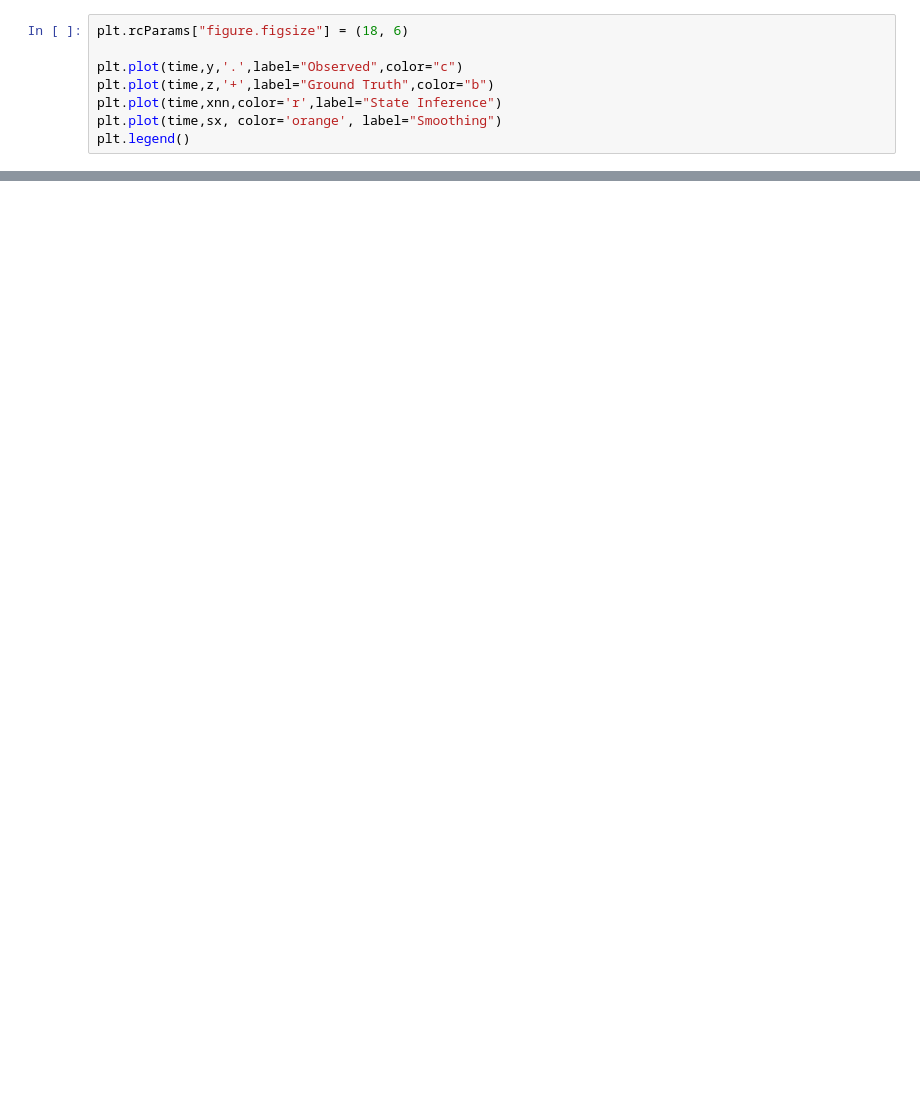
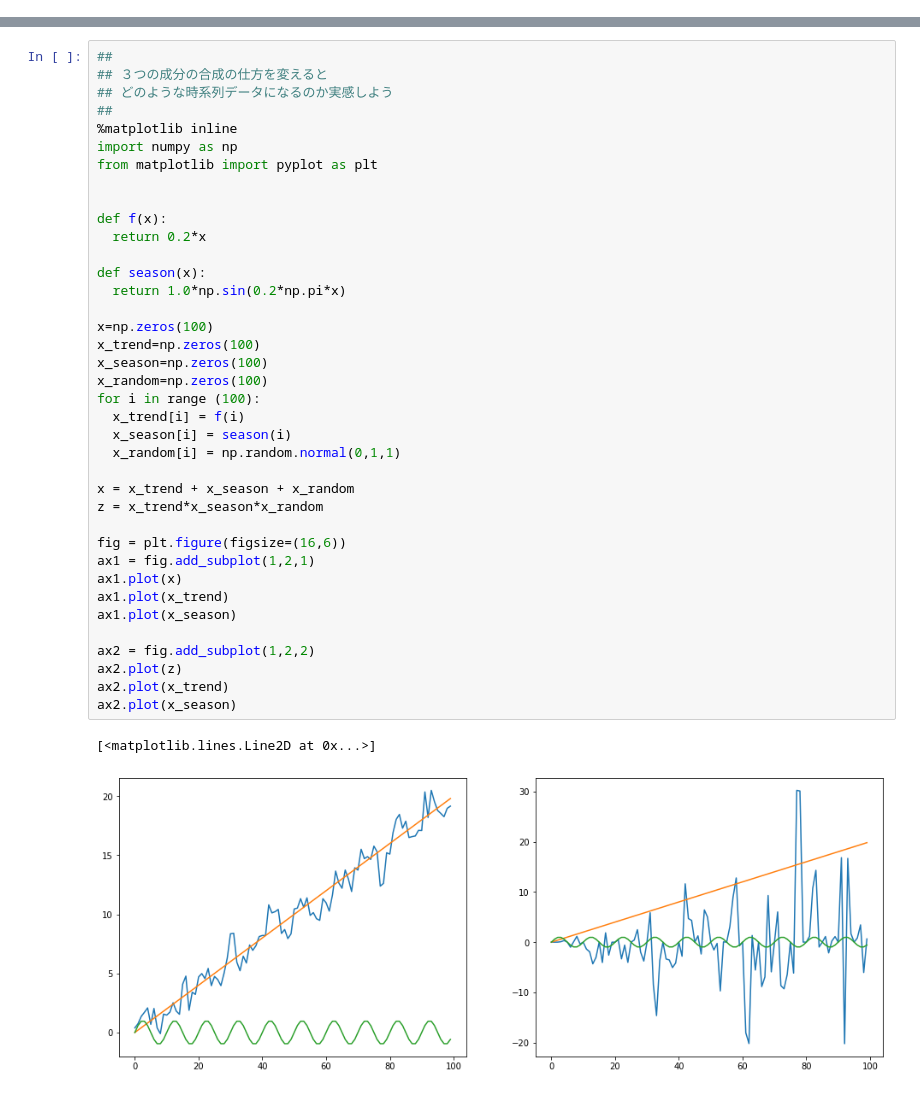
Before and after one commit to yasuhiroinoue/AppMathSci, a Jupyter notebook: 応用数理(2021_11_29).ipynb, the cells around one changed output, grey strips where cells are left out. Saved outputs shown, nothing was run; the diff lists cells and outputs as text; blank space fills up the shorter version.

```diff
--- a/応用数理(2021_11_29).ipynb
+++ b/応用数理(2021_11_29).ipynb
@@ -241,8 +2,0 @@ for i in range(1,n_samples):
-# %%
-plt.rcParams["figure.figsize"] = (18, 6)
-
-plt.plot(time,y,'.',label="Observed",color="c")
-plt.plot(time,z,'+',label="Ground Truth",color="b")
-plt.plot(time,xnn,color='r',label="State Inference")
-plt.plot(time,sx, color='orange', label="Smoothing")
-plt.legend()
@@ -318,0 +31,41 @@ plt.legend()
+# %%
+##
+## ３つの成分の合成の仕方を変えると
+## どのような時系列データになるのか実感しよう
+##
+%matplotlib inline
+import numpy as np
+from matplotlib import pyplot as plt
+
+
+def f(x):
+  return 0.2*x
+
+def season(x):
+  return 1.0*np.sin(0.2*np.pi*x)
+
+x=np.zeros(100)
+x_trend=np.zeros(100)
+x_season=np.zeros(100)
+x_random=np.zeros(100)
+for i in range (100):
+  x_trend[i] = f(i)
+  x_season[i] = season(i)
+  x_random[i] = np.random.normal(0,1,1)
+
+x = x_trend + x_season + x_random
+z = x_trend*x_season*x_random
+
+fig = plt.figure(figsize=(16,6))
+ax1 = fig.add_subplot(1,2,1)
+ax1.plot(x)
+ax1.plot(x_trend)
+ax1.plot(x_season)
+
+ax2 = fig.add_subplot(1,2,2)
+ax2.plot(z)
+ax2.plot(x_trend)
+ax2.plot(x_season)
+# %% [output]
+[<matplotlib.lines.Line2D at 0x...>]
+[figure, added]
```
Also changed, not shown: parts of 65 cells of this notebook.
